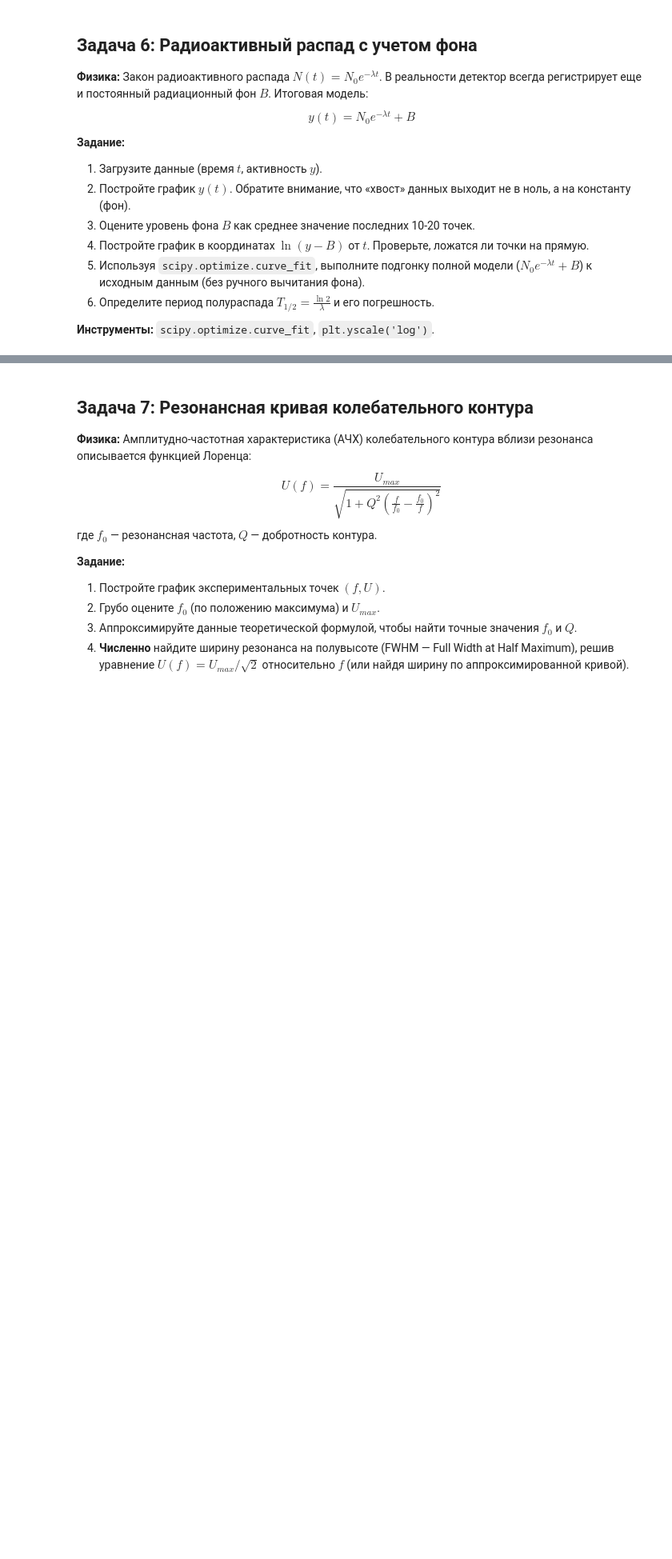
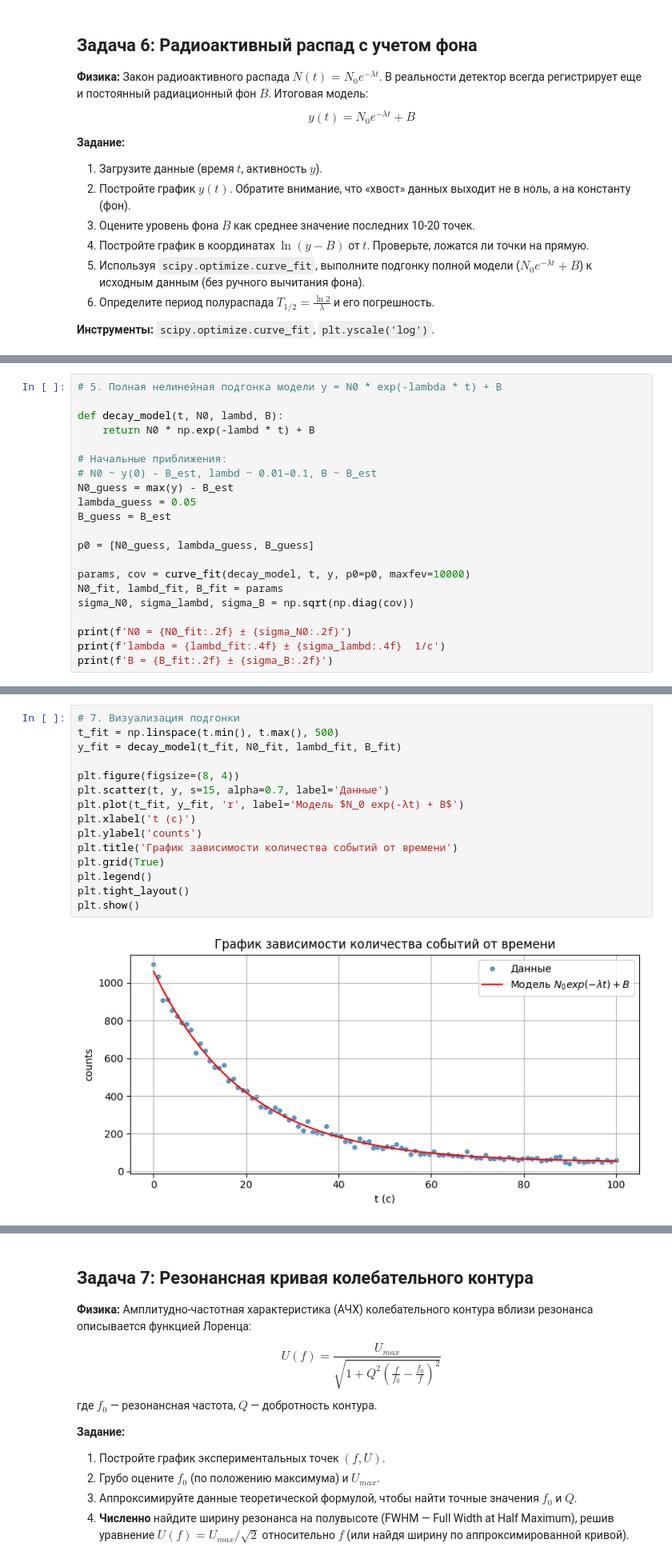
Before and after one commit to physteacherlab/qe_data_science, a Jupyter notebook: QE_DS_classwork_all.ipynb, the cells around one changed output, grey strips where cells are left out. Shown at 80% size. Saved outputs shown, nothing was run; the diff lists cells and outputs as text; blank space fills up the shorter version.

```diff
--- a/QE_DS_classwork_all.ipynb
+++ b/QE_DS_classwork_all.ipynb
@@ -82,0 +161,21 @@ $$ y(t) = N_0 e^{-\lambda t} + B $$
+# %%
+# 5. Полная нелинейная подгонка модели y = N0 * exp(-lambda * t) + B
+
+def decay_model(t, N0, lambd, B):
+    return N0 * np.exp(-lambd * t) + B
+
+# Начальные приближения:
+# N0 ~ y(0) - B_est, lambd ~ 0.01–0.1, B ~ B_est
+N0_guess = max(y) - B_est
+lambda_guess = 0.05
+B_guess = B_est
+
+p0 = [N0_guess, lambda_guess, B_guess]
+
+params, cov = curve_fit(decay_model, t, y, p0=p0, maxfev=10000)
+N0_fit, lambd_fit, B_fit = params
+sigma_N0, sigma_lambd, sigma_B = np.sqrt(np.diag(cov))
+
+print(f'N0 = {N0_fit:.2f} ± {sigma_N0:.2f}')
+print(f'lambda = {lambd_fit:.4f} ± {sigma_lambd:.4f}  1/с')
+print(f'B = {B_fit:.2f} ± {sigma_B:.2f}')
@@ -82,0 +195,17 @@ $$ y(t) = N_0 e^{-\lambda t} + B $$
+# %%
+# 7. Визуализация подгонки
+t_fit = np.linspace(t.min(), t.max(), 500)
+y_fit = decay_model(t_fit, N0_fit, lambd_fit, B_fit)
+
+plt.figure(figsize=(8, 4))
+plt.scatter(t, y, s=15, alpha=0.7, label='Данные')
+plt.plot(t_fit, y_fit, 'r', label='Модель $N_0 exp(-λt) + B$')
+plt.xlabel('t (с)')
+plt.ylabel('counts')
+plt.title('График зависимости количества событий от времени')
+plt.grid(True)
+plt.legend()
+plt.tight_layout()
+plt.show()
+# %% [output]
+[figure, added]
```
Also changed, not shown: parts of 17 cells of this notebook.
